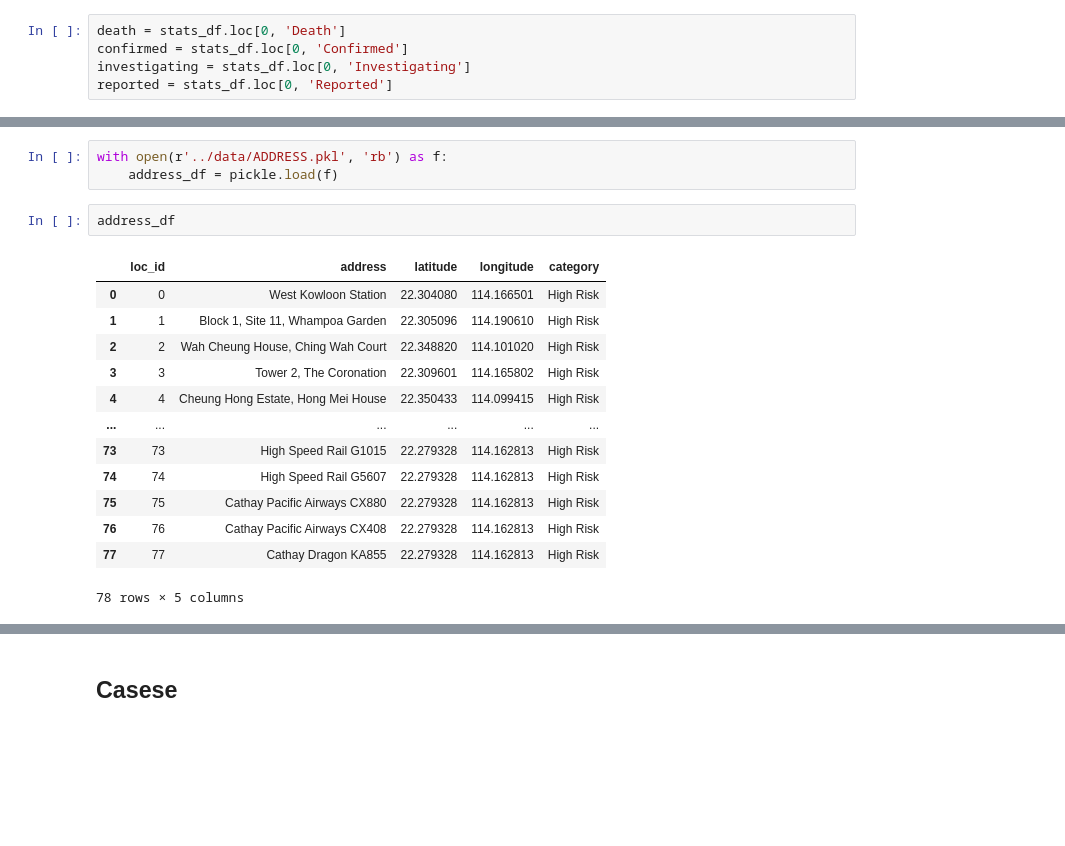
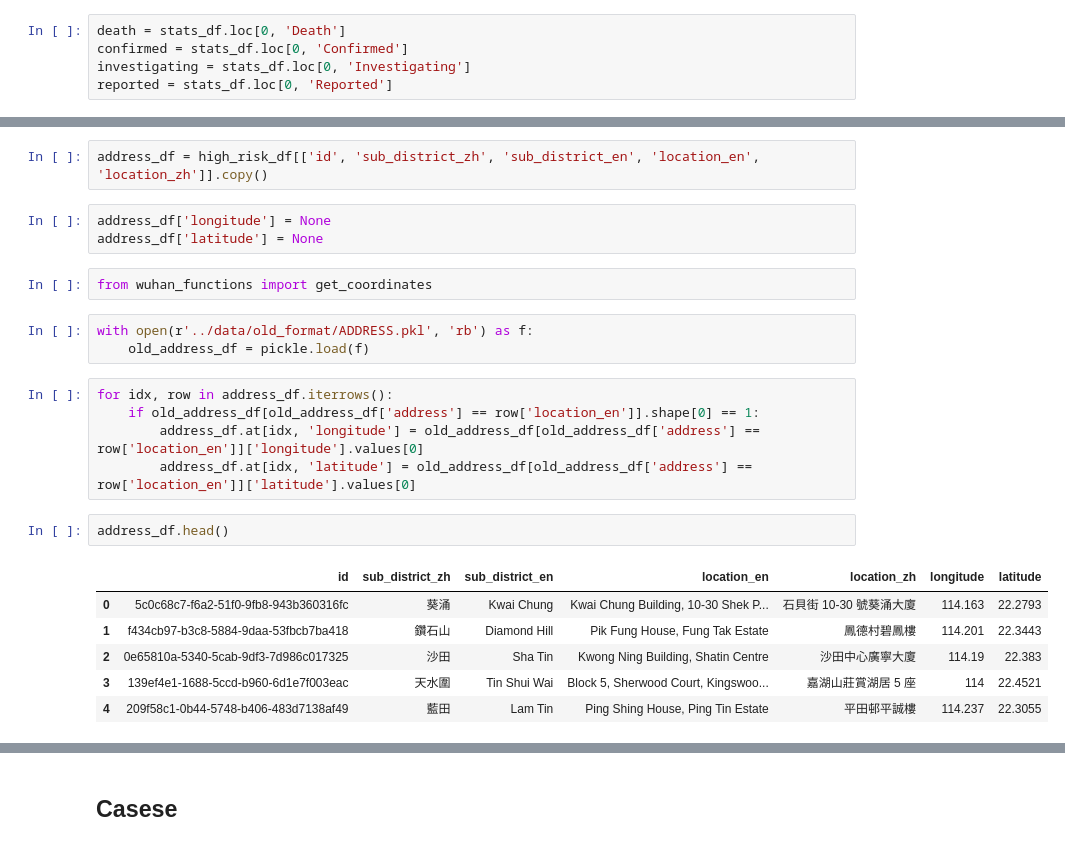
Before and after one commit to bc123456/wuhan_virus_dashboard, a Jupyter notebook: exploration/02_compose_data.ipynb, the cells around one changed output, grey strips where cells are left out. Drawn from its saved outputs; the diff is of its cells as text; blank space fills up the shorter version.

Commit message:
modified code to adapt to the new json data source

```diff
--- a/exploration/02_compose_data.ipynb
+++ b/exploration/02_compose_data.ipynb
@@ -28,19 +76,24 @@ reported = stats_df.loc[0, 'Reported']
+# %%
+address_df = high_risk_df[['id', 'sub_district_zh', 'sub_district_en', 'location_en', 'location_zh']].copy()
+# %%
+address_df['longitude'] = None
+address_df['latitude'] = None
+# %%
+from wuhan_functions import get_coordinates
 # %%
-with open(r'../data/ADDRESS.pkl', 'rb') as f:
-    address_df = pickle.load(f)
+with open(r'../data/old_format/ADDRESS.pkl', 'rb') as f:
+    old_address_df = pickle.load(f)
+# %%
+for idx, row in address_df.iterrows():
+    if old_address_df[old_address_df['address'] == row['location_en']].shape[0] == 1:
+        address_df.at[idx, 'longitude'] = old_address_df[old_address_df['address'] == row['location_en']]['longitude'].values[0]
+        address_df.at[idx, 'latitude'] = old_address_df[old_address_df['address'] == row['location_en']]['latitude'].values[0]
 # %%
-address_df
+address_df.head()
 # %% [output]
-|  | loc_id | address | latitude | longitude | category |
-| 0 | 0 | West Kowloon Station | 22.304080 | 114.166501 | High Risk |
-| 1 | 1 | Block 1, Site 11, Whampoa Garden | 22.305096 | 114.190610 | High Risk |
-| 2 | 2 | Wah Cheung House, Ching Wah Court | 22.348820 | 114.101020 | High Risk |
-| 3 | 3 | Tower 2, The Coronation | 22.309601 | 114.165802 | High Risk |
-| 4 | 4 | Cheung Hong Estate, Hong Mei House | 22.350433 | 114.099415 | High Risk |
-| ... | ... | ... | ... | ... | ... |
-| 73 | 73 | High Speed Rail G1015 | 22.279328 | 114.162813 | High Risk |
-| 74 | 74 | High Speed Rail G5607 | 22.279328 | 114.162813 | High Risk |
-| 75 | 75 | Cathay Pacific Airways CX880 | 22.279328 | 114.162813 | High Risk |
-| 76 | 76 | Cathay Pacific Airways CX408 | 22.279328 | 114.162813 | High Risk |
-| 77 | 77 | Cathay Dragon KA855 | 22.279328 | 114.162813 | High Risk |
+|  | id | sub_district_zh | sub_district_en | location_en | location_zh | longitude | latitude |
+| 0 | 5c0c68c7-f6a2-51f0-9fb8-943b360316fc | 葵涌 | Kwai Chung | Kwai Chung Building, 10-30 Shek P... | 石貝街 10-30 號葵涌大廈 | 114.163 | 22.2793 |
+| 1 | f434cb97-b3c8-5884-9daa-53fbcb7ba418 | 鑽石山 | Diamond Hill | Pik Fung House, Fung Tak Estate | 鳳德村碧鳳樓 | 114.201 | 22.3443 |
+| 2 | 0e65810a-5340-5cab-9df3-7d986c017325 | 沙田 | Sha Tin | Kwong Ning Building, Shatin Centre | 沙田中心廣寧大廈 | 114.19 | 22.383 |
+| 3 | 139ef4e1-1688-5ccd-b960-6d1e7f003eac | 天水圍 | Tin Shui Wai | Block 5, Sherwood Court, Kingswoo... | 嘉湖山莊賞湖居 5 座 | 114 | 22.4521 |
+| 4 | 209f58c1-0b44-5748-b406-483d7138af49 | 藍田 | Lam Tin | Ping Shing House, Ping Tin Estate | 平田邨平誠樓 | 114.237 | 22.3055 |
-78 rows × 5 columns
```
Also changed, not shown: parts of 31 cells of this notebook, 14 other files.
